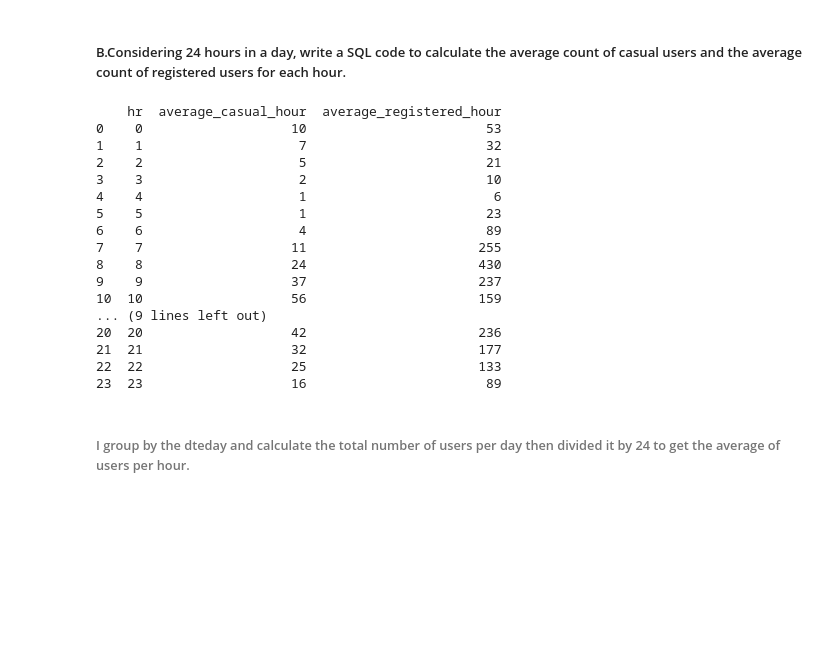
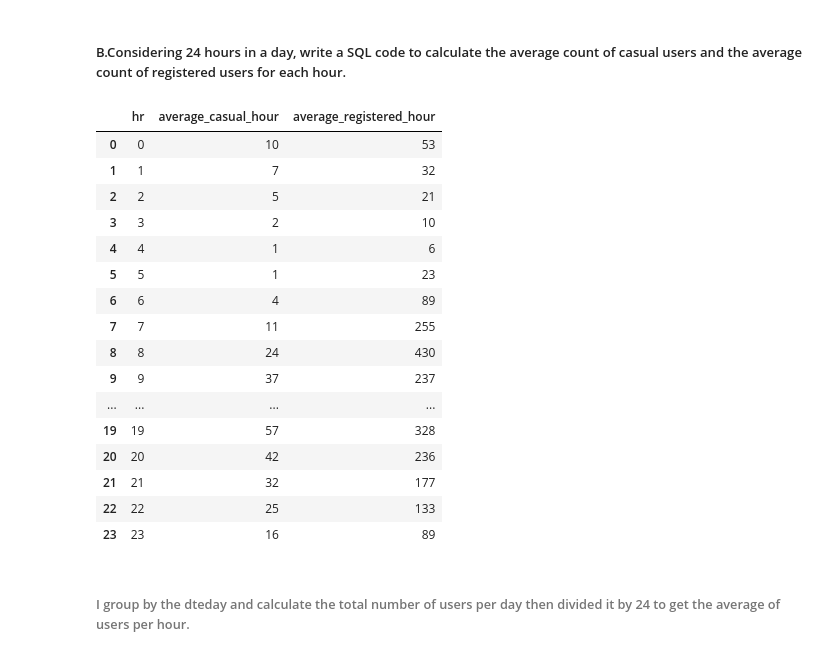
Before and after one commit to Rui-yu23/MBS-Final-exam, a Jupyter notebook: Final exam- Big data & quantitative methods.ipynb, the cells around one changed output. Drawn from its saved outputs; the diff is of its cells as text; code cells hidden in the pictures; blank space fills up the shorter version.

```diff
--- a/Final exam- Big data & quantitative methods.ipynb
+++ b/Final exam- Big data & quantitative methods.ipynb
@@ -13,7 +13,7 @@ import pandas as pd
 import statsmodels.api as sm
 # %%
 # Open the database from Python, i use sqlite3 to get the connection with the database Sharing_bike
-conn = sqlite3.connect('data/Sharing_Bike.db')
+conn = sqlite3.connect('Data/Sharing_Bike.db')
 # %%
 # Use the pd.read_sql_query to use SQL code in python to get the table
 df_total_users = pd.read_sql_query(
@@ -47,26 +47,26 @@ df_average_users_hour = pd.read_sql_query(
        sum(registered)/count(registered) as average_registered_hour
        from bike
        group by hr;''', conn)
-# %%
-print(df_average_users_hour)
-# %% [output]
-    hr  average_casual_hour  average_registered_hour
-0    0                   10                       53
-1    1                    7                       32
-2    2                    5                       21
-3    3                    2                       10
-4    4                    1                        6
-5    5                    1                       23
-6    6                    4                       89
-7    7                   11                      255
-8    8                   24                      430
-9    9                   37                      237
-10  10                   56                      159
-... (9 lines left out)
-20  20                   42                      236
-21  21                   32                      177
-22  22                   25                      133
-23  23                   16                       89
+# %%
+df_average_users_hour
+# %% [output]
+|  | hr | average_casual_hour | average_registered_hour |
+| 0 | 0 | 10 | 53 |
+| 1 | 1 | 7 | 32 |
+| 2 | 2 | 5 | 21 |
+| 3 | 3 | 2 | 10 |
+| 4 | 4 | 1 | 6 |
+| 5 | 5 | 1 | 23 |
+| 6 | 6 | 4 | 89 |
+| 7 | 7 | 11 | 255 |
+| 8 | 8 | 24 | 430 |
+| 9 | 9 | 37 | 237 |
+| ... | ... | ... | ... |
+| 19 | 19 | 57 | 328 |
+| 20 | 20 | 42 | 236 |
+| 21 | 21 | 32 | 177 |
+| 22 | 22 | 25 | 133 |
+| 23 | 23 | 16 | 89 |
 # %% [markdown]
 ###### I group by the dteday and calculate the total number of users per day then divided it by 24 to get the average of users per hour.
 # %% [markdown]
```
Also changed, not shown: parts of 34 cells of this notebook.
